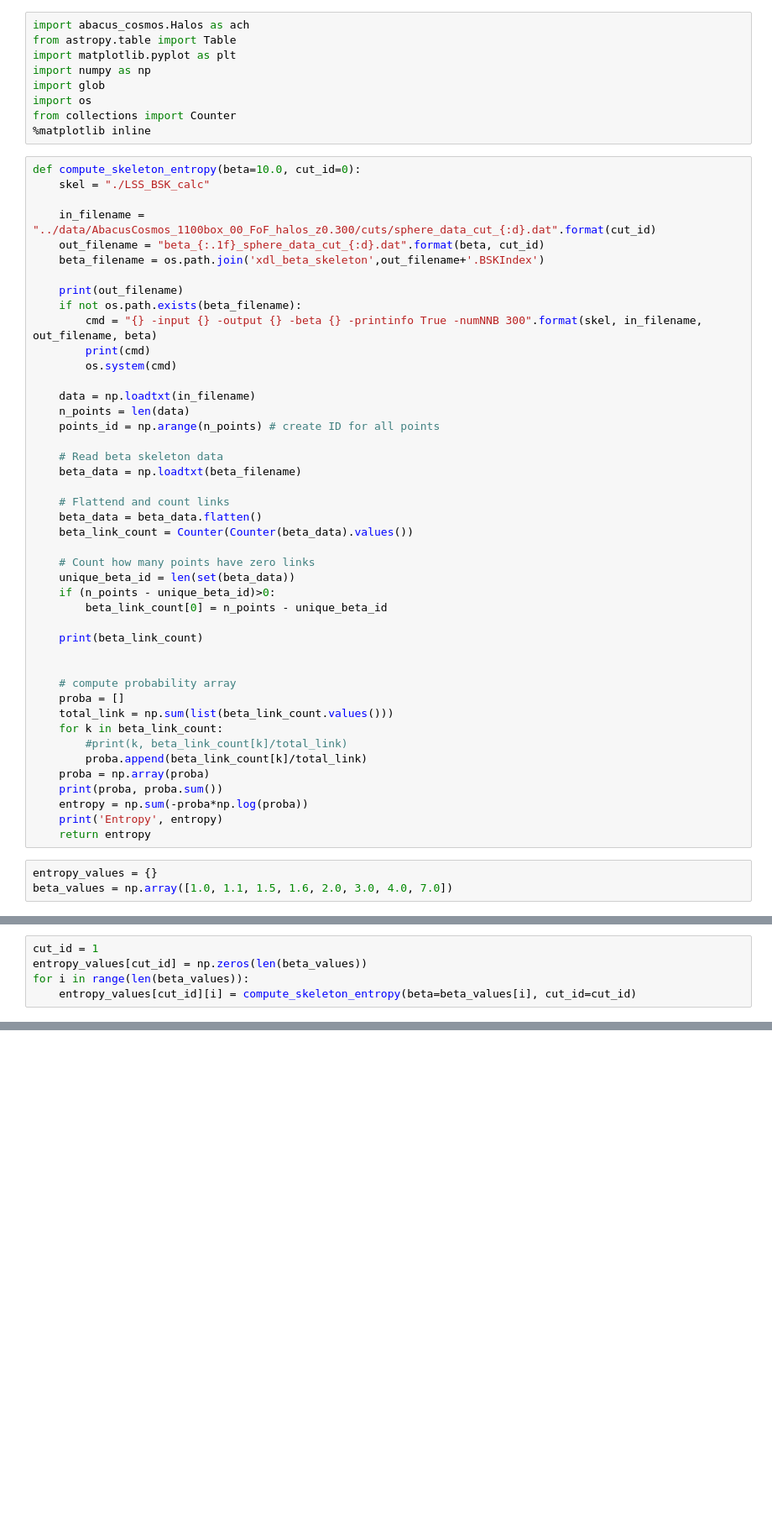
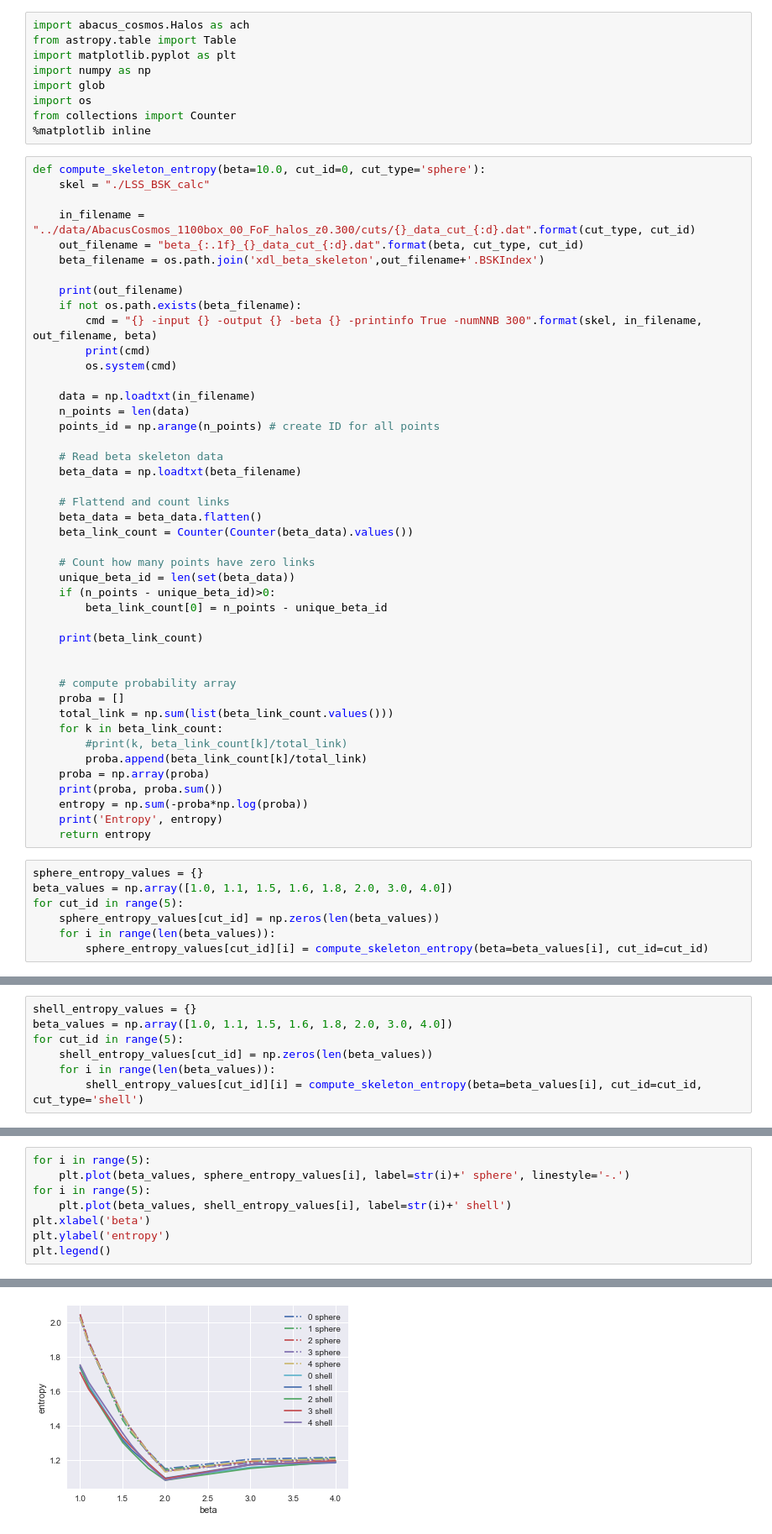
Before and after one commit to forero/abacus, a Jupyter notebook: nb/entropy.ipynb, the cells around one changed output, grey strips where cells are left out. Shown at 84% size. Cells and saved outputs as stored; diff of their text form; blank space fills up the shorter version.

Commit message:
sphere vs. shell

```diff
--- a/nb/entropy.ipynb
+++ b/nb/entropy.ipynb
@@ -8,11 +8,11 @@ import os
 from collections import Counter
 %matplotlib inline
 # %%
-def compute_skeleton_entropy(beta=10.0, cut_id=0):
+def compute_skeleton_entropy(beta=10.0, cut_id=0, cut_type='sphere'):
     skel = "./LSS_BSK_calc"
 
-    in_filename = "../data/AbacusCosmos_1100box_00_FoF_halos_z0.300/cuts/sphere_data_cut_{:d}.dat".format(cut_id)
-    out_filename = "beta_{:.1f}_sphere_data_cut_{:d}.dat".format(beta, cut_id)
+    in_filename = "../data/AbacusCosmos_1100box_00_FoF_halos_z0.300/cuts/{}_data_cut_{:d}.dat".format(cut_type, cut_id)
+    out_filename = "beta_{:.1f}_{}_data_cut_{:d}.dat".format(beta, cut_type, cut_id)
     beta_filename = os.path.join('xdl_beta_skeleton',out_filename+'.BSKIndex')
 
     print(out_filename)
@@ -52,5 +52,9 @@ def compute_skeleton_entropy(beta=10.0, cut_id=0):
     print('Entropy', entropy)
     return entropy
 # %%
-entropy_values = {}
-beta_values = np.array([1.0, 1.1, 1.5, 1.6, 2.0, 3.0, 4.0, 7.0])
+sphere_entropy_values = {}
+beta_values = np.array([1.0, 1.1, 1.5, 1.6, 1.8, 2.0, 3.0, 4.0])
+for cut_id in range(5):
+    sphere_entropy_values[cut_id] = np.zeros(len(beta_values))
+    for i in range(len(beta_values)):
+        sphere_entropy_values[cut_id][i] = compute_skeleton_entropy(beta=beta_values[i], cut_id=cut_id)
@@ -57,6 +79,8 @@ beta_values = np.array([1.0, 1.1, 1.5, 1.6, 2.0, 3.0, 4.0, 7.0])
 # %%
-cut_id = 1
-entropy_values[cut_id] = np.zeros(len(beta_values))
-for i in range(len(beta_values)):
-    entropy_values[cut_id][i] = compute_skeleton_entropy(beta=beta_values[i], cut_id=cut_id)
+shell_entropy_values = {}
+beta_values = np.array([1.0, 1.1, 1.5, 1.6, 1.8, 2.0, 3.0, 4.0])
+for cut_id in range(5):
+    shell_entropy_values[cut_id] = np.zeros(len(beta_values))
+    for i in range(len(beta_values)):
+        shell_entropy_values[cut_id][i] = compute_skeleton_entropy(beta=beta_values[i], cut_id=cut_id, cut_type='shell')
 # %% [output]
@@ -415,0 +104,9 @@ a.replace("div_", "watershed_")
+# %%
+for i in range(5):
+    plt.plot(beta_values, sphere_entropy_values[i], label=str(i)+' sphere', linestyle='-.')
+for i in range(5):
+    plt.plot(beta_values, shell_entropy_values[i], label=str(i)+' shell')
+plt.xlabel('beta')
+plt.ylabel('entropy')
+plt.legend()
+# %% [output]
@@ -415,0 +114 @@ a.replace("div_", "watershed_")
+[figure, added]
```
Also changed, not shown: parts of 28 cells of this notebook.
